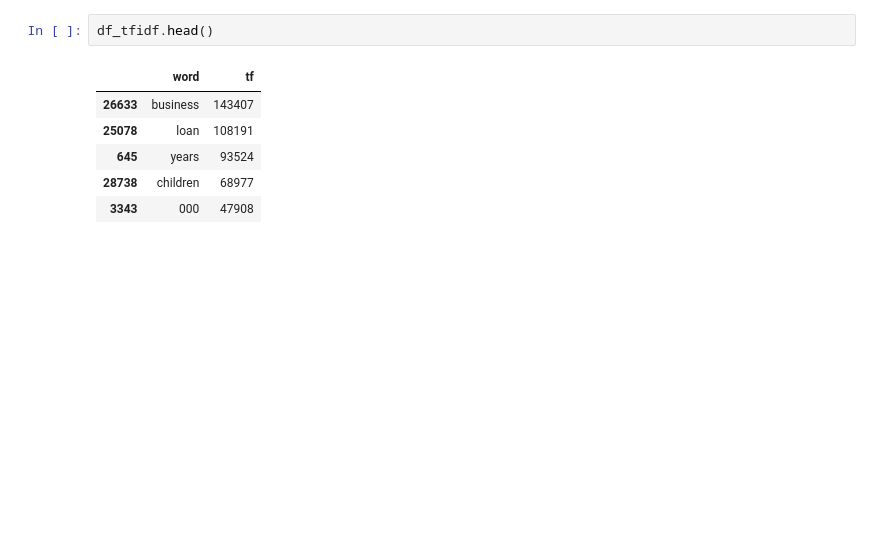
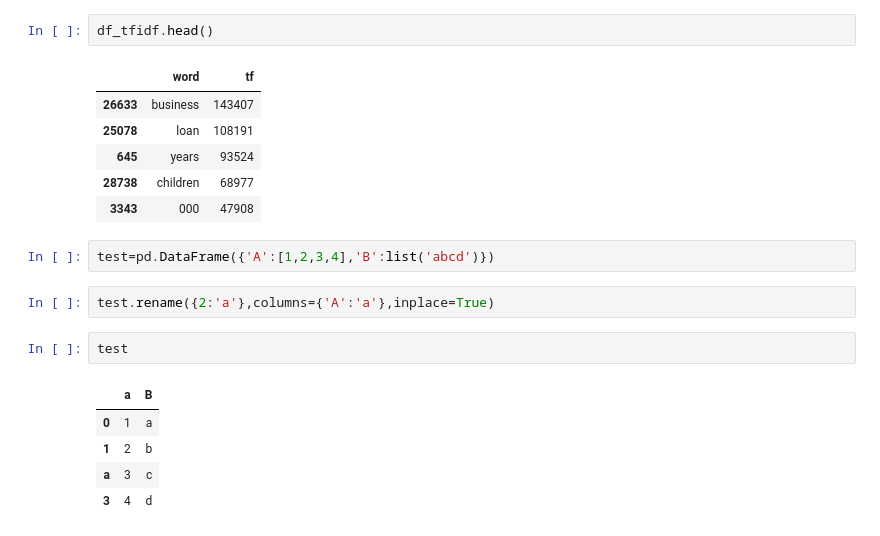
Before and after one commit to pbpearman/capstone, a Jupyter notebook: 4.1_Data_Story_Project_exercise_expanded_w_NLP.ipynb, the cells around one changed output. Saved outputs shown, nothing was run; the diff lists cells and outputs as text; blank space fills up the shorter version.

```diff
--- a/4.1_Data_Story_Project_exercise_expanded_w_NLP.ipynb
+++ b/4.1_Data_Story_Project_exercise_expanded_w_NLP.ipynb
@@ -884,3 +866,15 @@ df_tfidf.head()
 | 645 | years | 93524 |
 | 28738 | children | 68977 |
 | 3343 | 000 | 47908 |
+# %%
+test=pd.DataFrame({'A':[1,2,3,4],'B':list('abcd')})
+# %%
+test.rename({2:'a'},columns={'A':'a'},inplace=True)
+# %%
+test
+# %% [output]
+|  | a | B |
+| 0 | 1 | a |
+| 1 | 2 | b |
+| a | 3 | c |
+| 3 | 4 | d |
```
Also changed, not shown: parts of 2 cells of this notebook.
